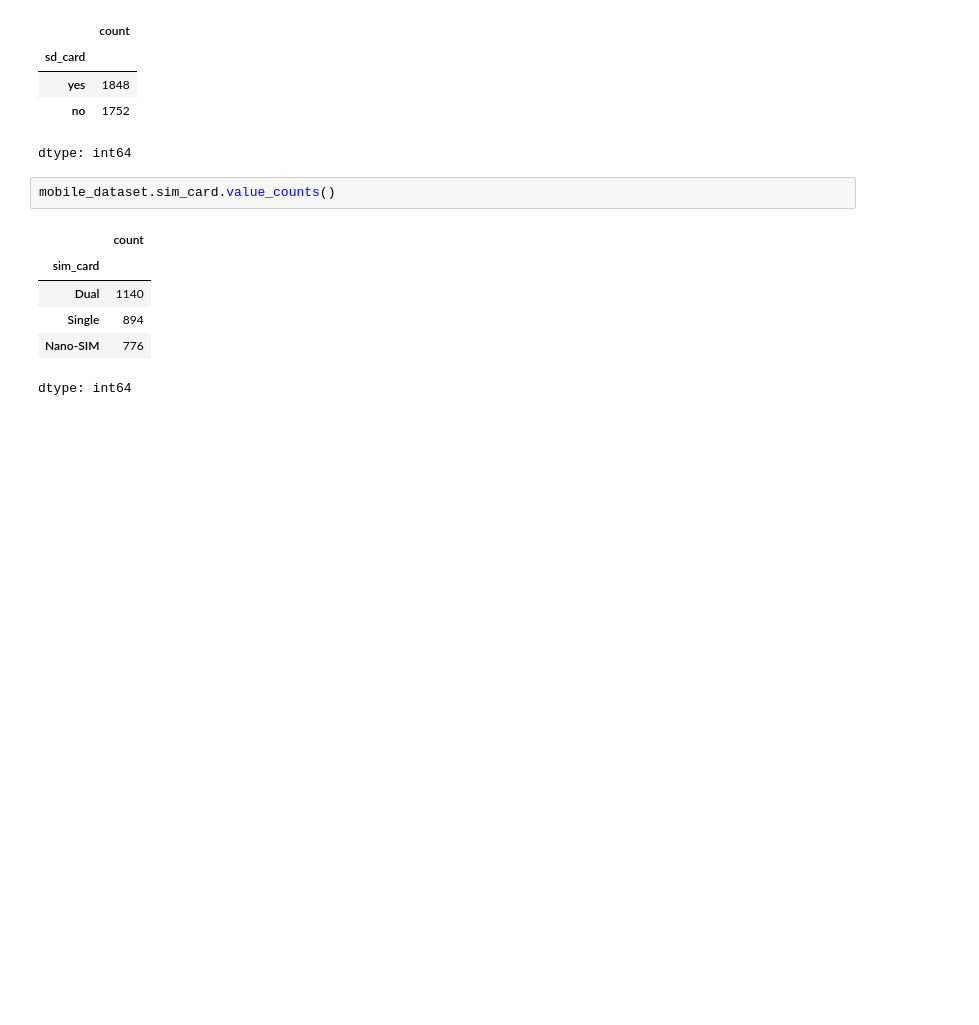
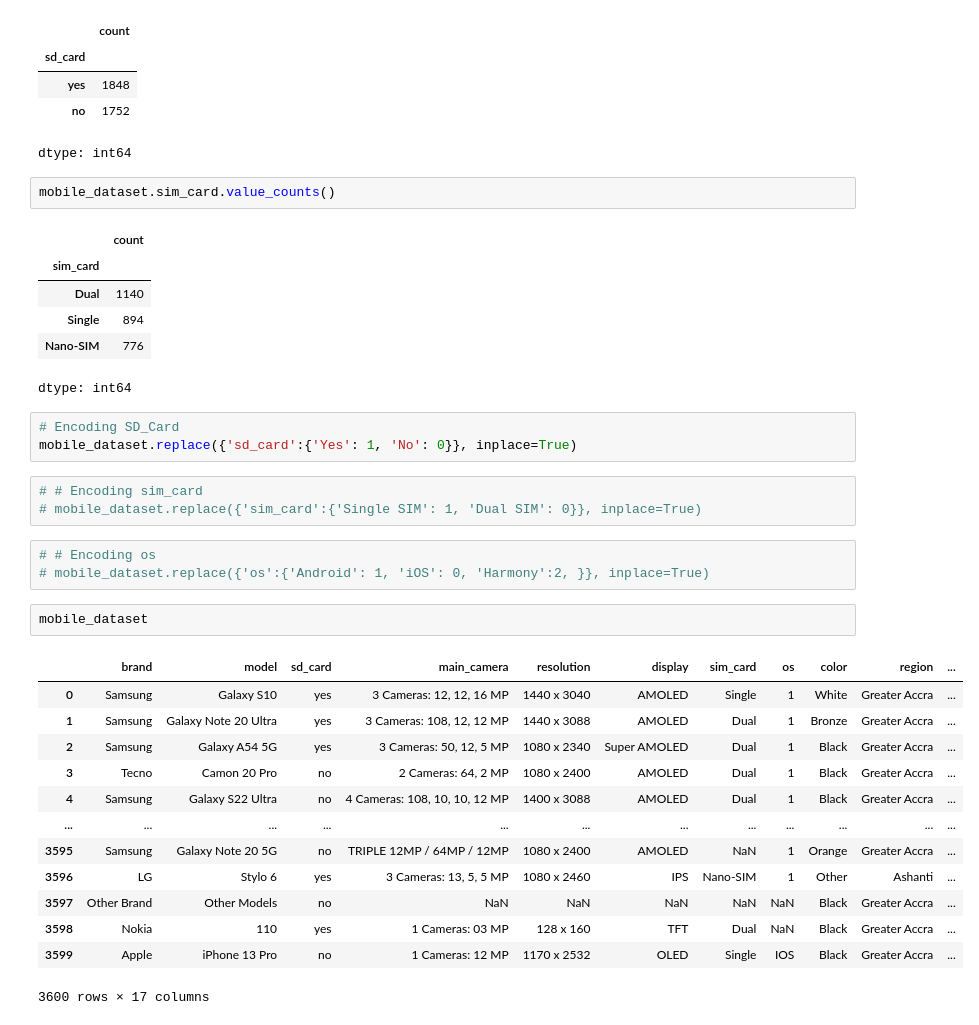
Before and after one commit to KwameCode27/car-price-prediction, a Jupyter notebook: Mobile_Price_Predictor.ipynb, the cells around one changed output. Drawn from its saved outputs; the diff is of its cells as text; blank space fills up the shorter version.

```diff
--- a/Mobile_Price_Predictor.ipynb
+++ b/Mobile_Price_Predictor.ipynb
@@ -256,3 +256,28 @@ mobile_dataset.sim_card.value_counts()
 | Single | 894 |
 | Nano-SIM | 776 |
 dtype: int64
+# %%
+# Encoding SD_Card
+mobile_dataset.replace({'sd_card':{'Yes': 1, 'No': 0}}, inplace=True)
+# %%
+# # Encoding sim_card
+# mobile_dataset.replace({'sim_card':{'Single SIM': 1, 'Dual SIM': 0}}, inplace=True)
+# %%
+# # Encoding os
+# mobile_dataset.replace({'os':{'Android': 1, 'iOS': 0, 'Harmony':2, }}, inplace=True)
+# %%
+mobile_dataset
+# %% [output]
+|  | brand | model | sd_card | main_camera | resolution | display | sim_card | os | color | region | ... |
+| 0 | Samsung | Galaxy S10 | yes | 3 Cameras: 12, 12, 16 MP | 1440 x 3040 | AMOLED | Single | 1 | White | Greater Accra | ... |
+| 1 | Samsung | Galaxy Note 20 Ultra | yes | 3 Cameras: 108, 12, 12 MP | 1440 x 3088 | AMOLED | Dual | 1 | Bronze | Greater Accra | ... |
+| 2 | Samsung | Galaxy A54 5G | yes | 3 Cameras: 50, 12, 5 MP | 1080 x 2340 | Super AMOLED | Dual | 1 | Black | Greater Accra | ... |
+| 3 | Tecno | Camon 20 Pro | no | 2 Cameras: 64, 2 MP | 1080 x 2400 | AMOLED | Dual | 1 | Black | Greater Accra | ... |
+| 4 | Samsung | Galaxy S22 Ultra | no | 4 Cameras: 108, 10, 10, 12 MP | 1400 x 3088 | AMOLED | Dual | 1 | Black | Greater Accra | ... |
+| ... | ... | ... | ... | ... | ... | ... | ... | ... | ... | ... | ... |
+| 3595 | Samsung | Galaxy Note 20 5G | no | TRIPLE 12MP / 64MP / 12MP | 1080 x 2400 | AMOLED | NaN | 1 | Orange | Greater Accra | ... |
+| 3596 | LG | Stylo 6 | yes | 3 Cameras: 13, 5, 5 MP | 1080 x 2460 | IPS | Nano-SIM | 1 | Other | Ashanti | ... |
+| 3597 | Other Brand | Other Models | no | NaN | NaN | NaN | NaN | NaN | Black | Greater Accra | ... |
+| 3598 | Nokia | 110 | yes | 1 Cameras: 03 MP | 128 x 160 | TFT | Dual | NaN | Black | Greater Accra | ... |
+| 3599 | Apple | iPhone 13 Pro | no | 1 Cameras: 12 MP | 1170 x 2532 | OLED | Single | IOS | Black | Greater Accra | ... |
+3600 rows × 17 columns
```
Also changed, not shown: parts of 12 cells of this notebook.
